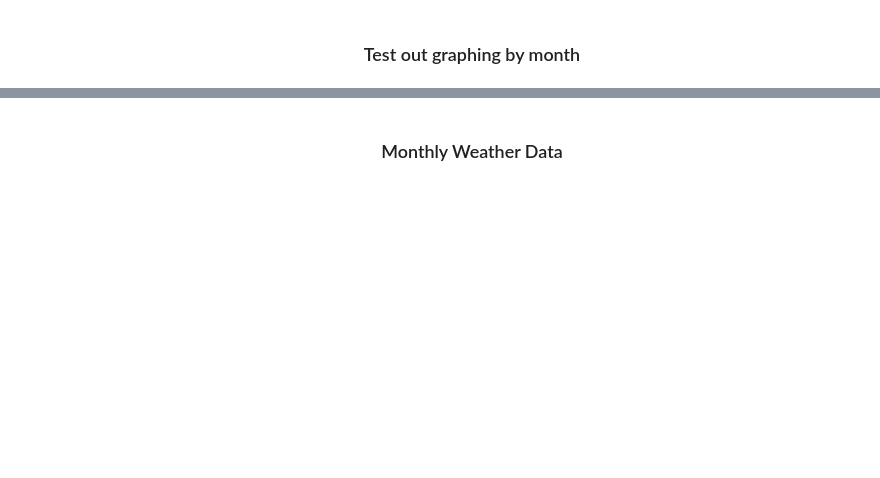
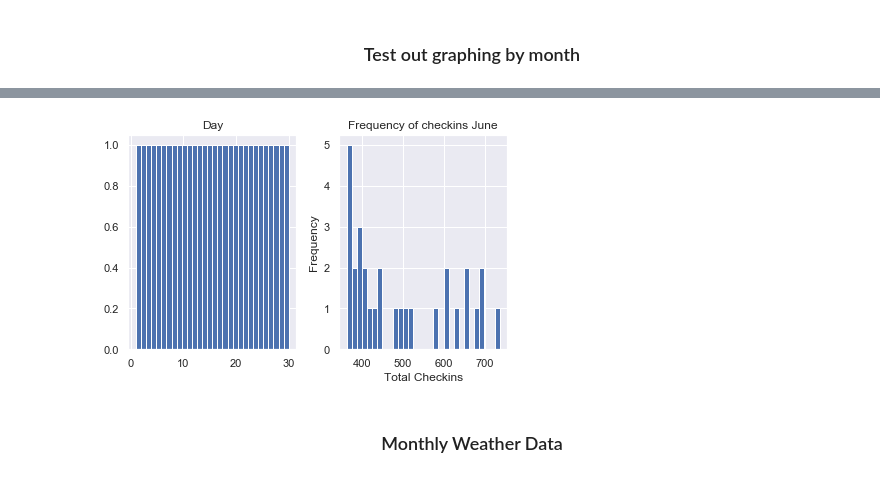
Before and after one commit to egitit/Yelp_Business_Check-ins_and_The-Weather, a Jupyter notebook: yelp_checkin_eda.ipynb, the cells around one changed output, grey strips where cells are left out. Drawn from its saved outputs; the diff is of its cells as text; code cells hidden in the pictures; blank space fills up the shorter version.

```diff
--- a/yelp_checkin_eda.ipynb
+++ b/yelp_checkin_eda.ipynb
@@ -384,11 +374,13 @@ jun = jun.reset_index()
 jun = jun.drop(drop, axis=1)
 cjun = jun['name'].mean()
 # %%
-# jun.hist(bins=30)
-# plt.title('Frequency of checkins June')
-# plt.ylabel('Frequency')
-# plt.xlabel('Total Checkins')
-# plt.tight_layout()
+jun.hist(bins=30)
+plt.title('Frequency of checkins June')
+plt.ylabel('Frequency')
+plt.xlabel('Total Checkins')
+plt.tight_layout()
+# %% [output]
+[figure, added]
 # %%
 jul = jul_checkins_2019.groupby('Day').count()
 jul = jul.reset_index()
```
Also changed, not shown: parts of 28 cells of this notebook.
